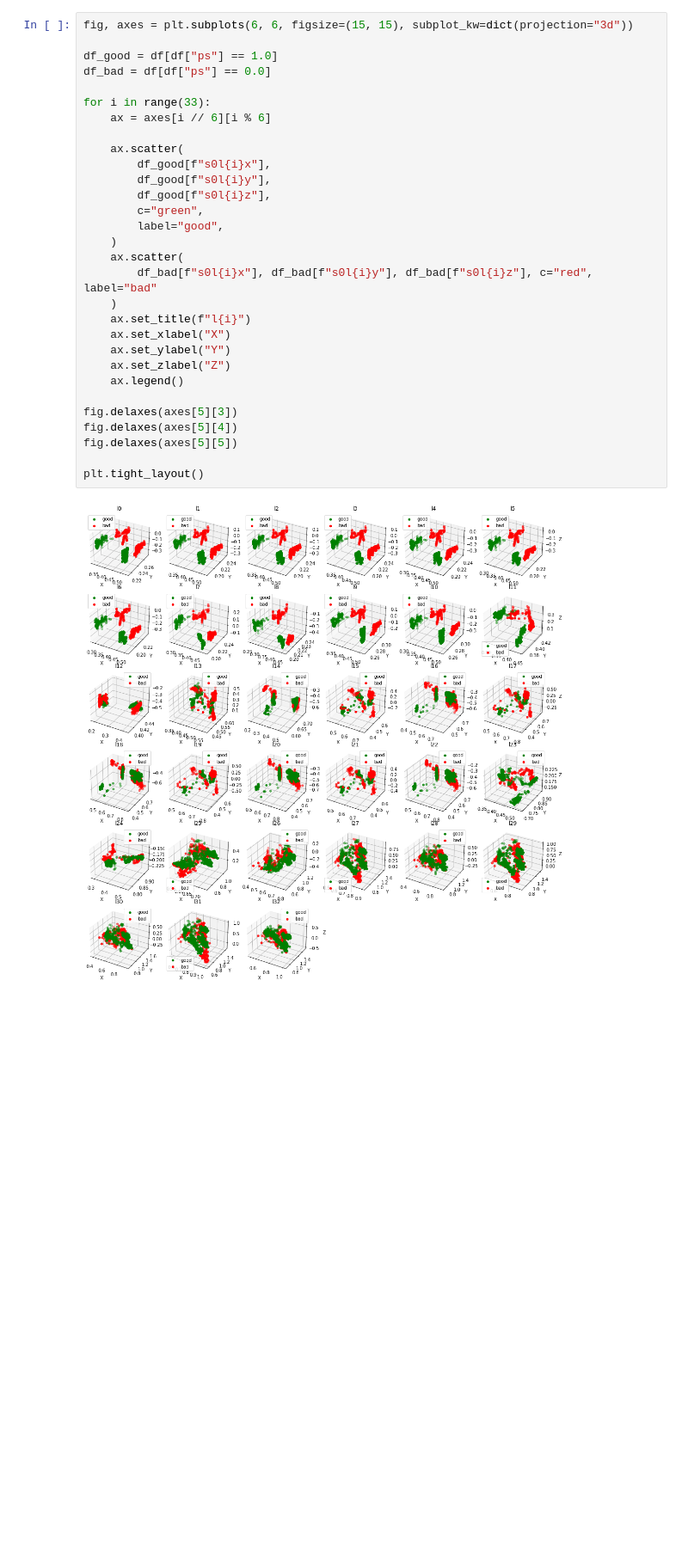
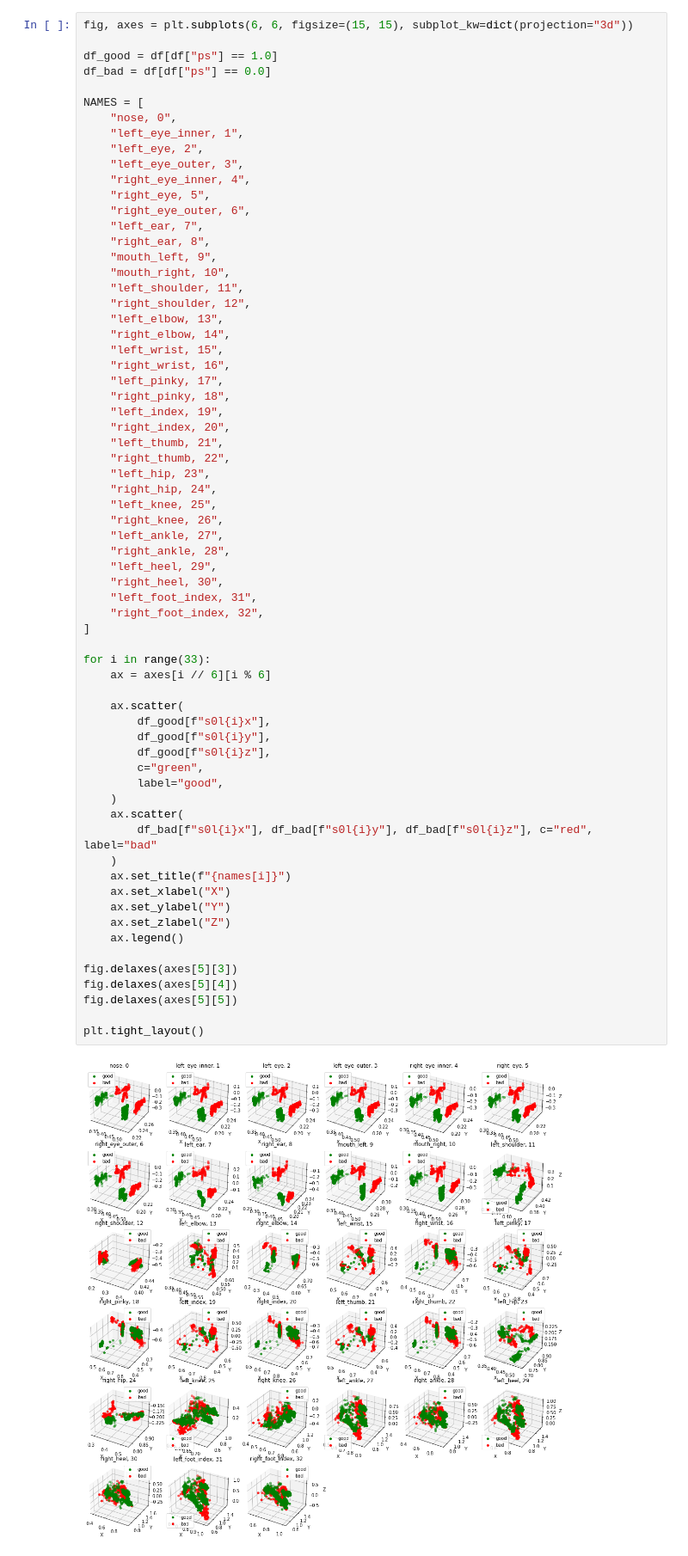
Before and after one commit to ThijmenKurk/posture, a Jupyter notebook: analysis.ipynb, the cells around one changed output. Shown at 86% size. Drawn from its saved outputs; the diff is of its cells as text; blank space fills up the shorter version.

```diff
--- a/analysis.ipynb
+++ b/analysis.ipynb
@@ -15,34 +15,70 @@ df = pd.read_csv(f"{DESK_STATUS}_samples.csv")
 # %%
 fig, axes = plt.subplots(6, 6, figsize=(15, 15), subplot_kw=dict(projection="3d"))
 
 df_good = df[df["ps"] == 1.0]
 df_bad = df[df["ps"] == 0.0]
+
+NAMES = [
+    "nose, 0",
+    "left_eye_inner, 1",
+    "left_eye, 2",
+    "left_eye_outer, 3",
+    "right_eye_inner, 4",
+    "right_eye, 5",
+    "right_eye_outer, 6",
+    "left_ear, 7",
+    "right_ear, 8",
+    "mouth_left, 9",
+    "mouth_right, 10",
+    "left_shoulder, 11",
+    "right_shoulder, 12",
+    "left_elbow, 13",
+    "right_elbow, 14",
+    "left_wrist, 15",
+    "right_wrist, 16",
+    "left_pinky, 17",
+    "right_pinky, 18",
+    "left_index, 19",
+    "right_index, 20",
+    "left_thumb, 21",
+    "right_thumb, 22",
+    "left_hip, 23",
+    "right_hip, 24",
+    "left_knee, 25",
+    "right_knee, 26",
+    "left_ankle, 27",
+    "right_ankle, 28",
+    "left_heel, 29",
+    "right_heel, 30",
+    "left_foot_index, 31",
+    "right_foot_index, 32",
+]
 
 for i in range(33):
     ax = axes[i // 6][i % 6]
 
     ax.scatter(
         df_good[f"s0l{i}x"],
         df_good[f"s0l{i}y"],
         df_good[f"s0l{i}z"],
         c="green",
         label="good",
     )
     ax.scatter(
         df_bad[f"s0l{i}x"], df_bad[f"s0l{i}y"], df_bad[f"s0l{i}z"], c="red", label="bad"
     )
-    ax.set_title(f"l{i}")
+    ax.set_title(f"{names[i]}")
     ax.set_xlabel("X")
     ax.set_ylabel("Y")
     ax.set_zlabel("Z")
     ax.legend()
 
 fig.delaxes(axes[5][3])
 fig.delaxes(axes[5][4])
 fig.delaxes(axes[5][5])
 
 plt.tight_layout()
 # %% [output]
-[figure, old version]
+[figure, new version]
 [interactive output not drawn]
 [interactive output not drawn]
```
Also changed, not shown: 1 other file.
